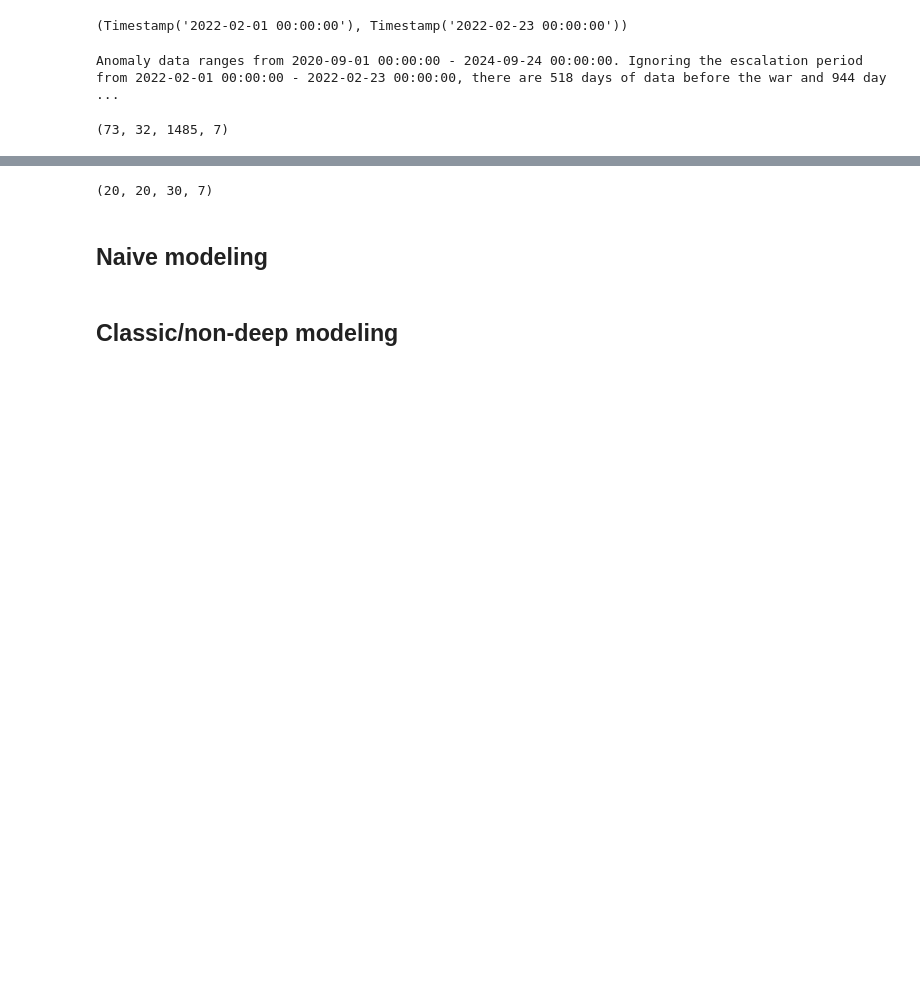
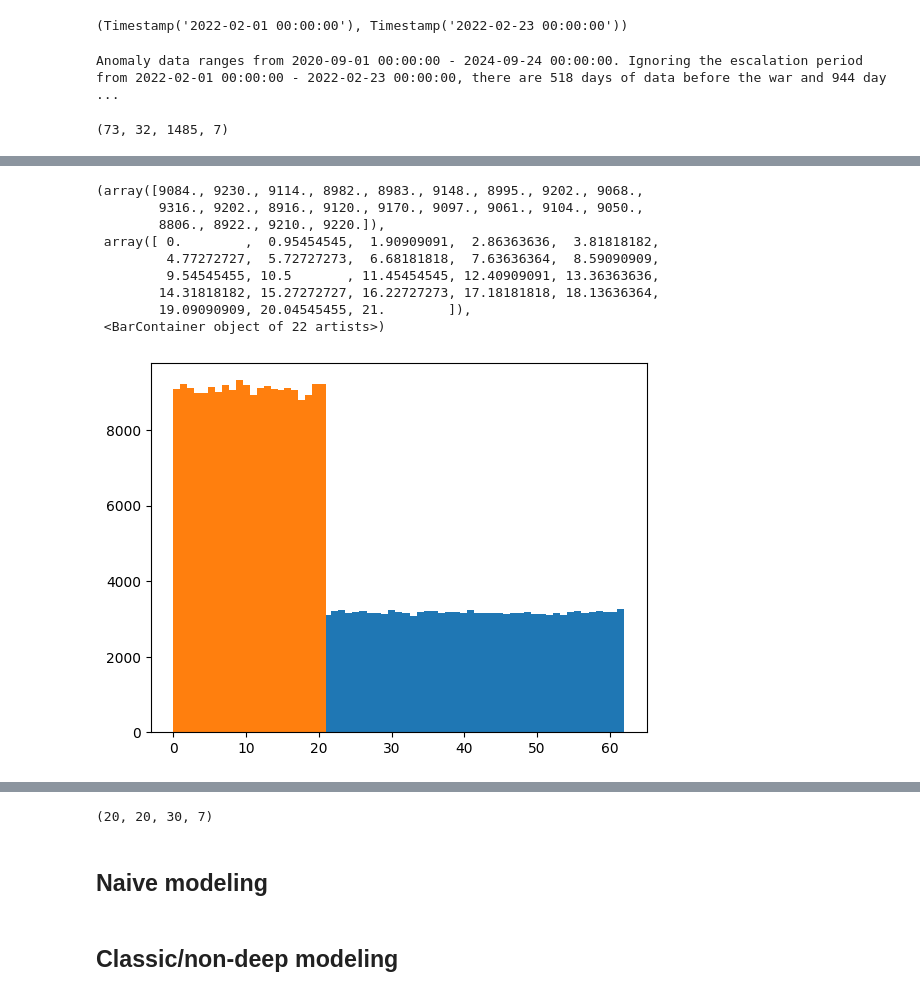
Before and after one commit to auto-d/flashpoint-detector, a Jupyter notebook: notebooks/eda.ipynb, the cells around one changed output, grey strips where cells are left out. Drawn from its saved outputs; the diff is of its cells as text; code cells hidden in the pictures; blank space fills up the shorter version.

```diff
--- a/notebooks/eda.ipynb
+++ b/notebooks/eda.ipynb
@@ -671,12 +671,12 @@ y_range = list(range(0, data.shape[1] - story_width))
 # %%
 import random
 # %%
-random.seed(42)
+random.seed(41)
 def random_coords(*args):
     coords = []
     for arg in args:
         coords.append(random.choices(arg, k=1)[0])
-    return tuple(coords)
+    return coords
 # %%
 random_coords(x_range, y_range, t_range)
 # %% [output]
@@ -684,7 +684,7 @@ random_coords(x_range, y_range, t_range)
 # %%
-stories = []
-n_quiescent_stories = 10000
-n_conflict_stories = 10000
+n_quiescent_stories = 100000
+n_conflict_stories = 100000
+stories = np.zeros((n_quiescent_stories + n_conflict_stories, 3))
 
 # Build stories for the quiescent period
 
@@ -692,15 +692,12 @@ start_ix = 0
 end_ix = ((transition_period[0]) - min_date).days
 
 print(f"Sampling {n_quiescent_stories} stories from the pre-war period ({min_date} - {transition_period[0]}, {quiescent_days} days total)")
-t_range = list(range(start_ix, end_ix - story_depth))
-x_range = list(range(0, data.shape[0] - story_width))
-y_range = list(range(0, data.shape[1] - story_width))
+t_range = range(start_ix, end_ix - story_depth)
+x_range = range(0, data.shape[0] - story_width)
+y_range = range(0, data.shape[1] - story_width)
 
 for i in tqdm(range(0, n_quiescent_stories), total=n_quiescent_stories):
-
-    story = Story(depth=story_depth, width=story_width)
-    story.x, story.y, story.t = random_coords(x_range, y_range, t_range)
-    stories.append(story)
+    stories[i] = random_coords(x_range, y_range, t_range)
 
 # Build stories for the post-invasion period
 
@@ -708,13 +705,8 @@ start_ix = ((transition_period[1]) - min_date).days
 end_ix = (max_date - min_date).days
 
 print(f"Sampling {n_conflict_stories} stories from the post-invasion period ({transition_period[1]} - {max_date}, {conflict_days} days total)")
-t_range = list(range(start_ix, end_ix - story_depth))
-x_range = list(range(0, data.shape[0] - story_width))
-y_range = list(range(0, data.shape[1] - story_width))
+t_range = range(start_ix, end_ix - story_depth)
 
-for i in tqdm(range(0, n_conflict_stories), total=n_conflict_stories):
-
-    story = Story(depth=story_depth, width=story_width)
-    story.x, story.y, story.t = random_coords(x_range, y_range, t_range)
-    stories.append(story)
+for i in tqdm(range(i, i + n_conflict_stories), total=n_conflict_stories):
+    stories[i] = random_coords(x_range, y_range, t_range)
 # %% [output]
@@ -732,0 +725,14 @@ y:8
+# %%
+plt.hist(stories[:,0], bins=len(x_range))
+plt.hist(stories[:,1], bins=len(y_range))
+# %% [output]
+(array([9084., 9230., 9114., 8982., 8983., 9148., 8995., 9202., 9068.,
+        9316., 9202., 8916., 9120., 9170., 9097., 9061., 9104., 9050.,
+        8806., 8922., 9210., 9220.]),
+ array([ 0.        ,  0.95454545,  1.90909091,  2.86363636,  3.81818182,
+         4.77272727,  5.72727273,  6.68181818,  7.63636364,  8.59090909,
+         9.54545455, 10.5       , 11.45454545, 12.40909091, 13.36363636,
+        14.31818182, 15.27272727, 16.22727273, 17.18181818, 18.13636364,
+        19.09090909, 20.04545455, 21.        ]),
+ <BarContainer object of 22 artists>)
+[figure, added]
```
Also changed, not shown: parts of 21 cells of this notebook.
